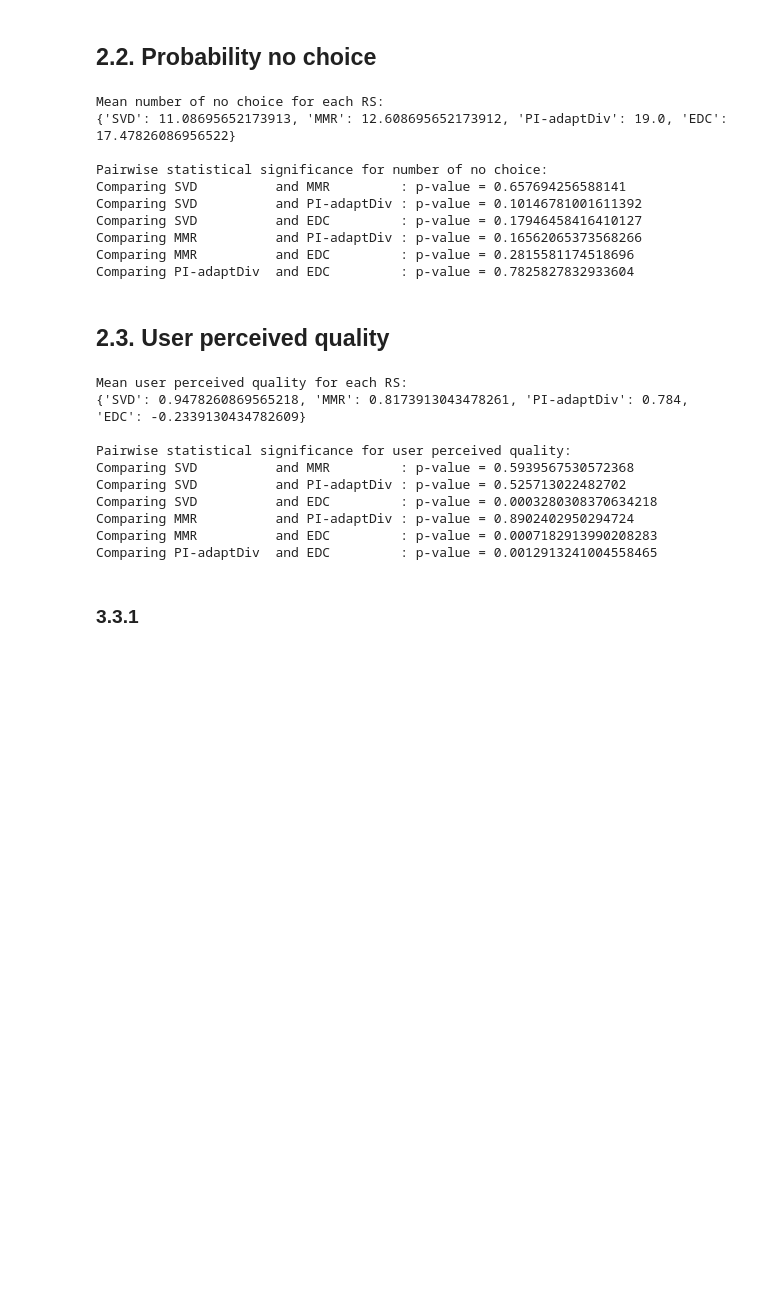
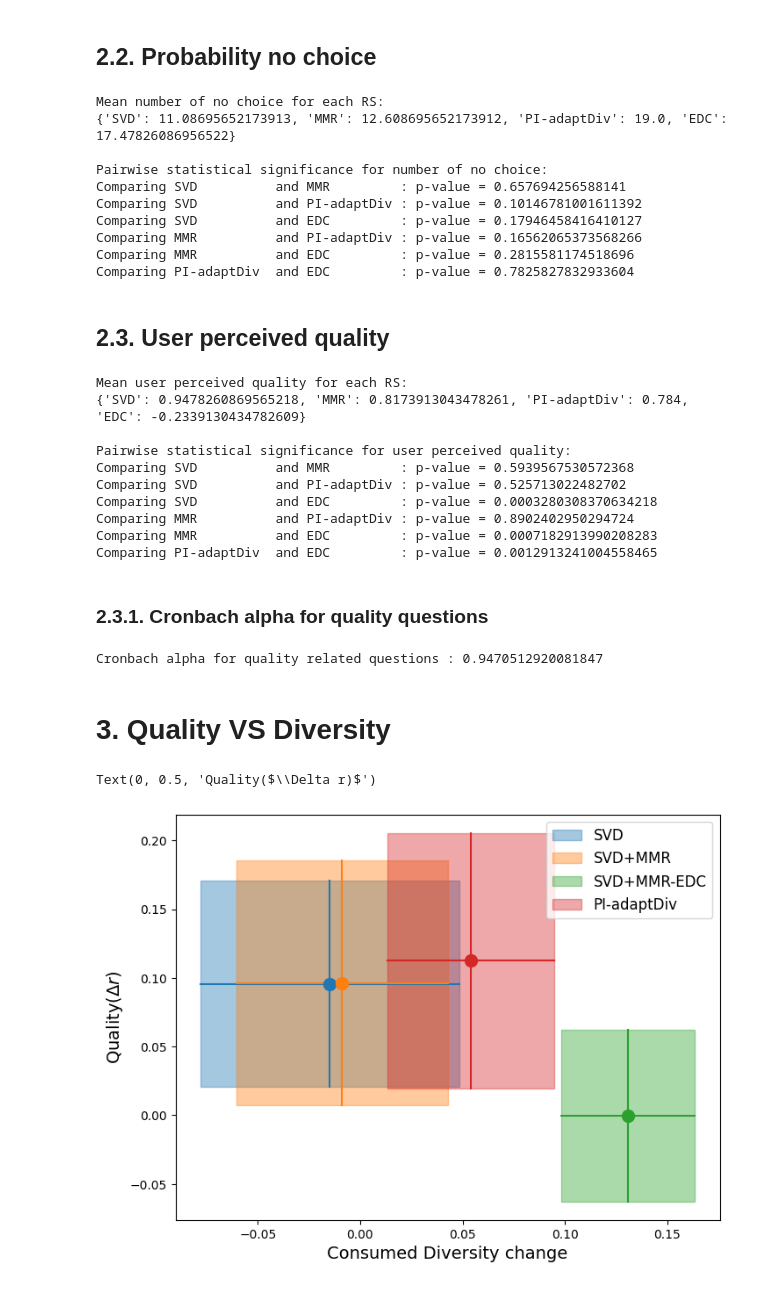
Before and after one commit to CoTimmers/PI-adaptDiv_journal_article, a Jupyter notebook: online_study/notebooks/experiment_analysis.ipynb, the cells around one changed output. Drawn from its saved outputs; the diff is of its cells as text; code cells hidden in the pictures; blank space fills up the shorter version.

Commit message:
online experiment results with graphs

```diff
--- a/online_study/notebooks/experiment_analysis.ipynb
+++ b/online_study/notebooks/experiment_analysis.ipynb
@@ -255,4 +252,75 @@ Comparing MMR          and PI-adaptDiv : p-value = 0.8902402950294724
 Comparing MMR          and EDC         : p-value = 0.0007182913990208283
 Comparing PI-adaptDiv  and EDC         : p-value = 0.0012913241004558465
 # %% [markdown]
-### 3.3.1
+### 2.3.1. Cronbach alpha for quality questions
+# %%
+quality_questions_df = db_connection.select(f"SELECT q1_answer,q4_answer,q6_answer,q7_answer,q8_answer  FROM user WHERE q1_answer NOT NULL")
+print(f"Cronbach alpha for quality related questions : {cronbach_alpha(quality_questions_df)}")
+# %% [output]
+Cronbach alpha for quality related questions : 0.9470512920081847
+# %% [markdown]
+# 3. Quality VS Diversity
+# %%
+from matplotlib.patches import Rectangle
+from matplotlib.lines import Line2D
+from matplotlib import rcParams
+import matplotlib.pyplot as plt
+default_colors = rcParams['axes.prop_cycle'].by_key()['color']
+
+def confidence_interval_2D(x, y, ax, whis=1.5, color=None, label=None,xlabel = None, ylabel = None):
+    # Ensure x and y are NumPy arrays
+    x = np.asarray(x)
+    y = np.asarray(y)
+
+    mean_x = np.mean(x, axis=0)
+    CI_x = stats.sem(x, axis=0) * 1.96
+
+    mean_y = np.mean(y, axis=0)
+    CI_y = stats.sem(y, axis=0)* 1.96
+
+    ax.plot([mean_x], [mean_y], color=color, marker='o', markersize = 10)
+
+    box = Rectangle(
+        (mean_x - CI_x, mean_y-CI_y), 2*CI_x, 2*CI_y,
+        edgecolor=color,
+        facecolor=color,
+        alpha=0.4,
+        zorder=0,
+        label=label  # Add the label here for the legend
+    )
+    ax.add_patch(box)
+
+        ## The x median
+    vline = Line2D(
+       [ mean_x,mean_x], [mean_y -CI_y, mean_y +CI_y],
+        color=color,
+        zorder=1
+    )
+    ax.add_line(vline)
+
+    ## The y median
+    hline = Line2D(
+        [mean_x-CI_x, mean_x + CI_x], [mean_y, mean_y],
+        color=color,
+        zorder=1
+    )
+    ax.add_line(hline)
+    ax.set_xlabel(xlabel,fontsize = 14)
+    ax.set_ylabel(ylabel, fontsize =14)
+
+
+
+fig, ax = plt.subplots(figsize=(8, 6))
+
+confidence_interval_2D(consumed_diversities_dict["SVD"],ratings_dict['SVD'],ax,color=default_colors[0], label="SVD")
+confidence_interval_2D(consumed_diversities_dict["MMR"],ratings_dict['MMR'],ax,color=default_colors[1], label="SVD+MMR")
+confidence_interval_2D(consumed_diversities_dict["EDC"],ratings_dict['EDC'],ax,color=default_colors[2], label="SVD+MMR-EDC")
+confidence_interval_2D(consumed_diversities_dict["PI-adaptDiv"],ratings_dict['PI-adaptDiv'],ax,color=default_colors[3], label="PI-adaptDiv")
+
+ax.legend(loc='upper right', fontsize=12)
+ax.set_xlabel("Consumed Diversity change", fontsize = 14)
+ax.set_ylabel("Quality($\Delta r)$", fontsize = 14)
+#plt.savefig('../output/figures/mean_CI_online.png', format='png', bbox_inches='tight')
+# %% [output]
+Text(0, 0.5, 'Quality($\\Delta r)$')
+[figure, added]
```
Also changed, not shown: parts of 1 cell of this notebook.
